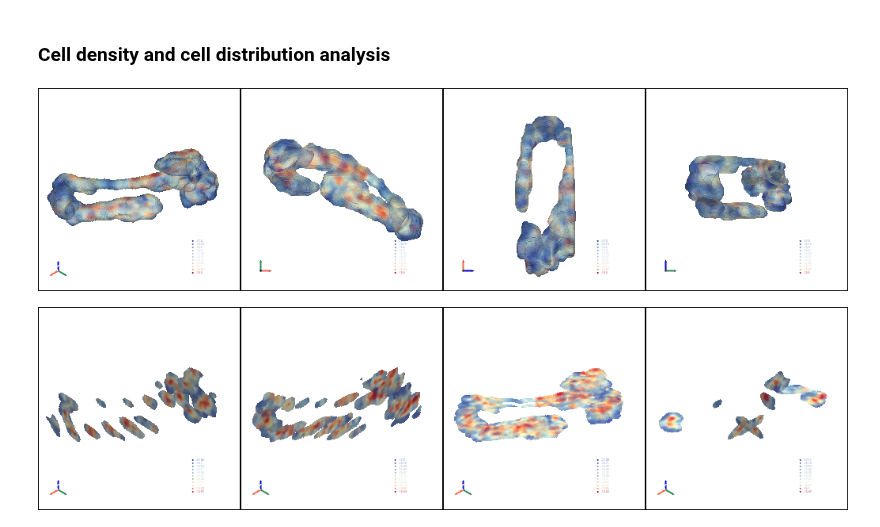
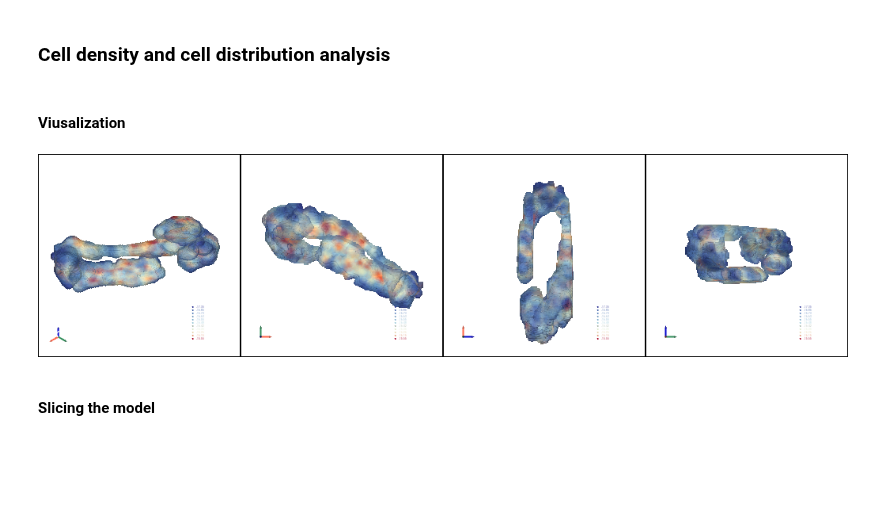
Before and after one commit to aristoteleo/spateo-notebooks, a Jupyter notebook: three_dims_reconstruction/5_morphology_3D_model.ipynb, the cells around one changed output. Cells and saved outputs as stored; diff of their text form; code cells hidden in the pictures; blank space fills up the shorter version.

```diff
--- a/three_dims_reconstruction/5_morphology_3D_model.ipynb
+++ b/three_dims_reconstruction/5_morphology_3D_model.ipynb
@@ -74,46 +80,36 @@ visualization(mesh=micron_tissue_volume, morphology_info=morphology_info, jupyte
 # %% [markdown]
 ### Cell density and cell distribution analysis
+# %%
+# pc kde
+st.tl.tdr.pc_KDE(pc=pc, bandwidth=10, key_added="pc_kde", colormap="RdYlBu_r", alphamap=.9, inplace=True)
+
+# interpolate
+source_pc = pc.copy()
+del source_pc.point_data["obs_index"], source_pc.point_data["groups"]
+interpolate_voxel = st.tl.tdr.interpolate_model(model=voxel, source=source_pc, N=5, where="point_data")
+# %% [markdown]
+#### Viusalization
 # %%
-# Visualization
-def visualization(mesh, jupyter=False, save_image=None):
-    p = st.pl.create_plotter(jupyter=jupyter, background="white", shape=(1, 4), window_size=(1024, 256))
+def visualization(model, jupyter=False, save_image=None):
+    p = st.pl.create_plotter(jupyter=jupyter, off_screen=True, background="white", shape=(1, 4), window_size=(1024, 256))
     for i, cpo in enumerate(["iso", "xy", "zx", "yz"]):
         p.subplot(0, i)
-        st.pl.add_mesh(plotter=p, mesh=mesh, key="pc_kde")
-        st.pl.add_legend(plotter=p, mesh=mesh, key="pc_kde")
+        st.pl.add_model(plotter=p, model=model, key="pc_kde")
+        st.pl.add_legend(plotter=p, model=model, key="pc_kde")
         p.add_axes()
         p.camera_position = cpo
     st.pl.output_plotter(p=p, filename=save_image, jupyter=jupyter)
-def visualization_slicing(sliceing_models, jupyter=False, save_image=None):
-    p = st.pl.create_plotter(jupyter=jupyter, background="white", shape=(1, 4), window_size=(1024, 256))
-    for i, model in enumerate(sliceing_models):
-        p.subplot(0, i)
-        st.pl.add_mesh(plotter=p, mesh=model, key="pc_kde")
-        st.pl.add_legend(plotter=p, mesh=model, key="pc_kde")
-        p.add_axes()
-        p.camera_position = "iso"
-    st.pl.output_plotter(p=p, filename=save_image, jupyter=jupyter)
 
-
-st.tl.pc_KDE(pc=tissue_pc, bandwidth=10, key_added="pc_kde", colormap="RdYlBu_r", alphamap=.9)
-
-source_pc = tissue_pc.copy()
-del source_pc.point_data["obs_index"], source_pc.point_data["groups"]
-interpolate_volume = st.tl.interpolate_mesh(mesh=tissue_volume, source=source_pc, N=5, where="point_data")
-
-visualization(mesh=interpolate_volume, jupyter=True)
-visualization(mesh=interpolate_volume, jupyter=False, save_image=os.path.join(save_cellbin_tdr_image_folder, f"{tissue}_volume_kde.tiff"))
+visualization(model=interpolate_voxel, jupyter="static")
+visualization(model=interpolate_voxel, jupyter=False, save_image=os.path.join(save_cellbin_tdr_image_folder, f"{tissue}_volume_kde.tiff"))
 # %% [output]
-[figure, old version]
+[figure, new version]
+# %% [markdown]
+#### Slicing the model
 # %%
-# slicing
 slices_models = [
-    st.tl.three_d_slice(mesh=interpolate_volume, axis="x", n_slices=10, method="axis"),
-    st.tl.three_d_slice(mesh=interpolate_volume, axis="y", n_slices=10, method="axis"),
-    st.tl.three_d_slice(mesh=interpolate_volume, axis="z", n_slices=10, method="axis"),
-    st.tl.three_d_slice(mesh=interpolate_volume, method="orthogonal"),
+    st.tl.tdr.three_d_slice(model=interpolate_voxel, axis="x", n_slices=10, method="axis"),
+    st.tl.tdr.three_d_slice(model=interpolate_voxel, axis="y", n_slices=10, method="axis"),
+    st.tl.tdr.three_d_slice(model=interpolate_voxel, axis="z", n_slices=10, method="axis"),
+    st.tl.tdr.three_d_slice(model=interpolate_voxel, method="orthogonal"),
 ]
-visualization_slicing(sliceing_models=slices_models, jupyter=True)
-visualization_slicing(sliceing_models=slices_models, jupyter=False, save_image=os.path.join(save_cellbin_tdr_image_folder, f"{tissue}_slicing_kde.tiff"))
-# %% [output]
-[figure, removed]
```
Also changed, not shown: parts of 7 cells of this notebook, 1 other file.
